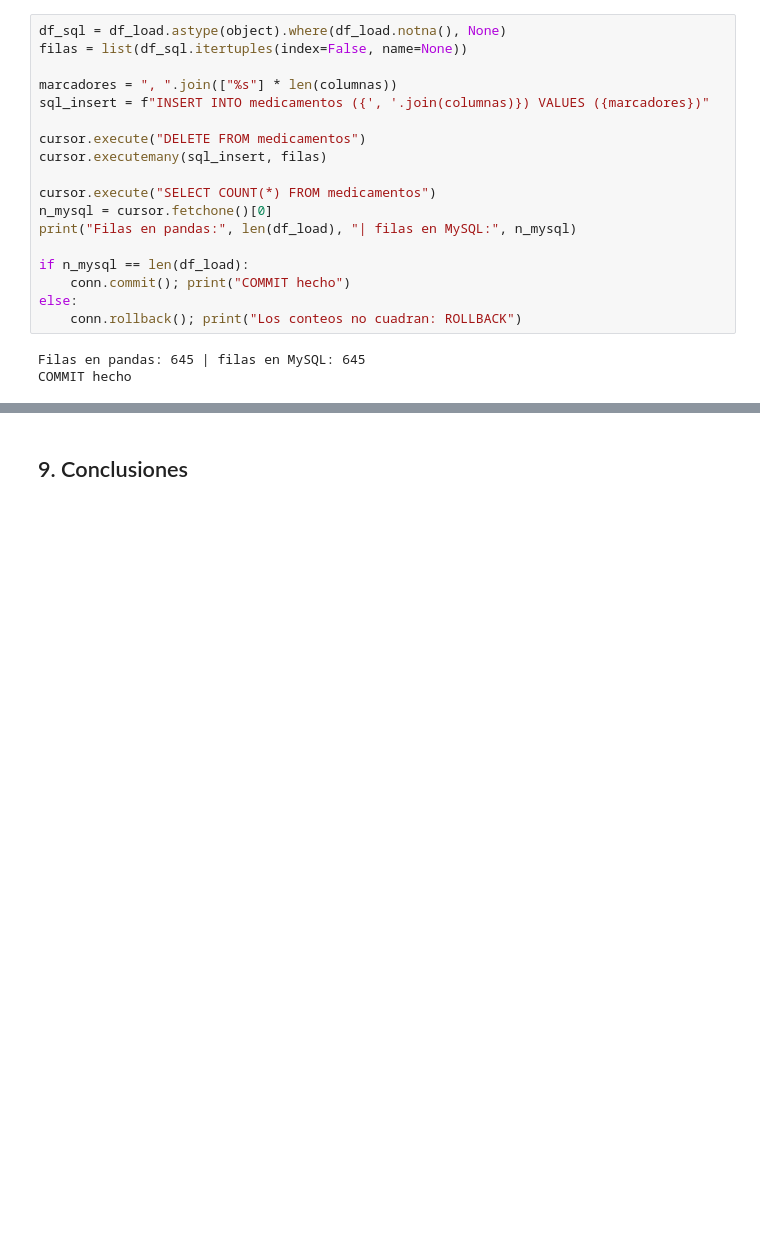
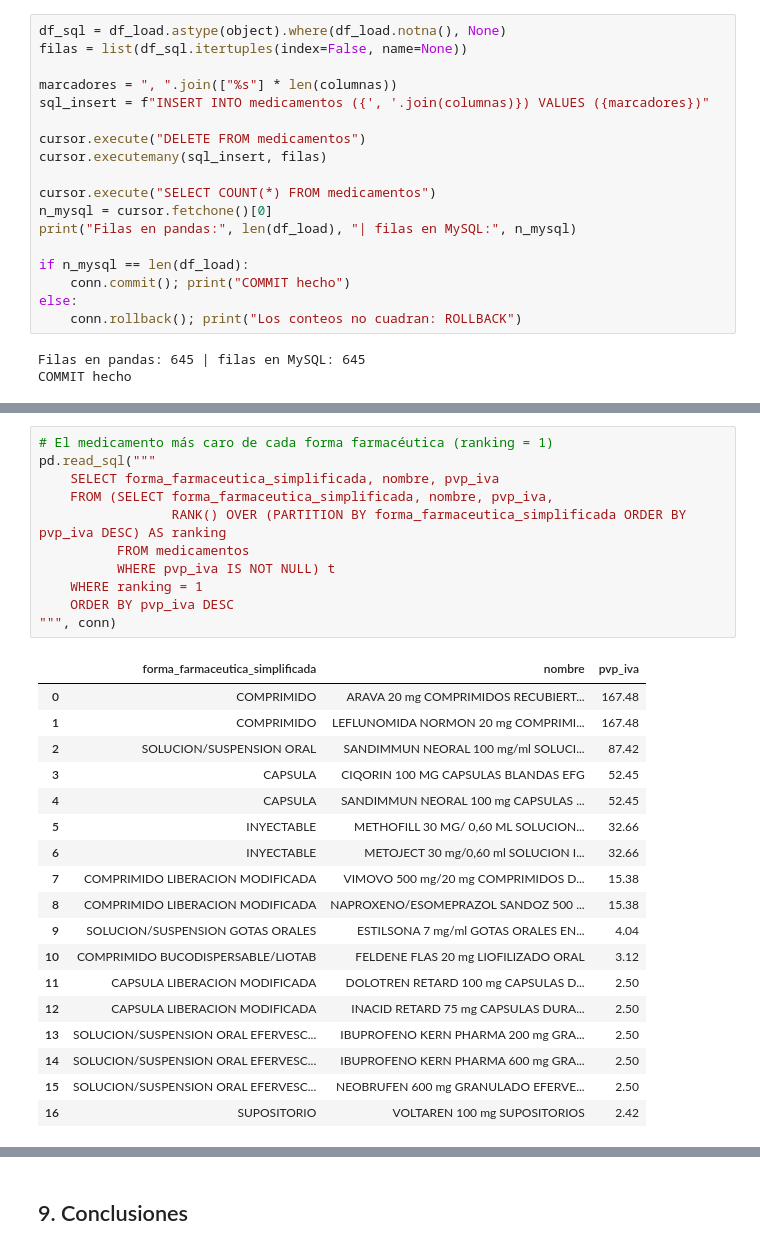
Before and after one commit to pedrinch10/Arthena4, a Jupyter notebook: codigo_HU4_HU5/HU6_carga_mysql.ipynb, the cells around one changed output, grey strips where cells are left out. Cells and saved outputs as stored; diff of their text form; blank space fills up the shorter version.

```diff
--- a/codigo_HU4_HU5/HU6_carga_mysql.ipynb
+++ b/codigo_HU4_HU5/HU6_carga_mysql.ipynb
@@ -242,0 +416,30 @@ COMMIT hecho
+# %%
+# El medicamento más caro de cada forma farmacéutica (ranking = 1)
+pd.read_sql("""
+    SELECT forma_farmaceutica_simplificada, nombre, pvp_iva
+    FROM (SELECT forma_farmaceutica_simplificada, nombre, pvp_iva,
+                 RANK() OVER (PARTITION BY forma_farmaceutica_simplificada ORDER BY pvp_iva DESC) AS ranking
+          FROM medicamentos
+          WHERE pvp_iva IS NOT NULL) t
+    WHERE ranking = 1
+    ORDER BY pvp_iva DESC
+""", conn)
+# %% [output]
+|  | forma_farmaceutica_simplificada | nombre | pvp_iva |
+| 0 | COMPRIMIDO | ARAVA 20 mg COMPRIMIDOS RECUBIERT... | 167.48 |
+| 1 | COMPRIMIDO | LEFLUNOMIDA NORMON 20 mg COMPRIMI... | 167.48 |
+| 2 | SOLUCION/SUSPENSION ORAL | SANDIMMUN NEORAL 100 mg/ml SOLUCI... | 87.42 |
+| 3 | CAPSULA | CIQORIN 100 MG CAPSULAS BLANDAS EFG | 52.45 |
+| 4 | CAPSULA | SANDIMMUN NEORAL 100 mg CAPSULAS ... | 52.45 |
+| 5 | INYECTABLE | METHOFILL 30 MG/ 0,60 ML SOLUCION... | 32.66 |
+| 6 | INYECTABLE | METOJECT 30 mg/0,60 ml SOLUCION I... | 32.66 |
+| 7 | COMPRIMIDO LIBERACION MODIFICADA | VIMOVO 500 mg/20 mg COMPRIMIDOS D... | 15.38 |
+| 8 | COMPRIMIDO LIBERACION MODIFICADA | NAPROXENO/ESOMEPRAZOL SANDOZ 500 ... | 15.38 |
+| 9 | SOLUCION/SUSPENSION GOTAS ORALES | ESTILSONA 7 mg/ml GOTAS ORALES EN... | 4.04 |
+| 10 | COMPRIMIDO BUCODISPERSABLE/LIOTAB | FELDENE FLAS 20 mg LIOFILIZADO ORAL | 3.12 |
+| 11 | CAPSULA LIBERACION MODIFICADA | DOLOTREN RETARD 100 mg CAPSULAS D... | 2.50 |
+| 12 | CAPSULA LIBERACION MODIFICADA | INACID RETARD 75 mg CAPSULAS DURA... | 2.50 |
+| 13 | SOLUCION/SUSPENSION ORAL EFERVESC... | IBUPROFENO KERN PHARMA 200 mg GRA... | 2.50 |
+| 14 | SOLUCION/SUSPENSION ORAL EFERVESC... | IBUPROFENO KERN PHARMA 600 mg GRA... | 2.50 |
+| 15 | SOLUCION/SUSPENSION ORAL EFERVESC... | NEOBRUFEN 600 mg GRANULADO EFERVE... | 2.50 |
+| 16 | SUPOSITORIO | VOLTAREN 100 mg SUPOSITORIOS | 2.42 |
```
Also changed, not shown: parts of 39 cells of this notebook, 1 other file.
